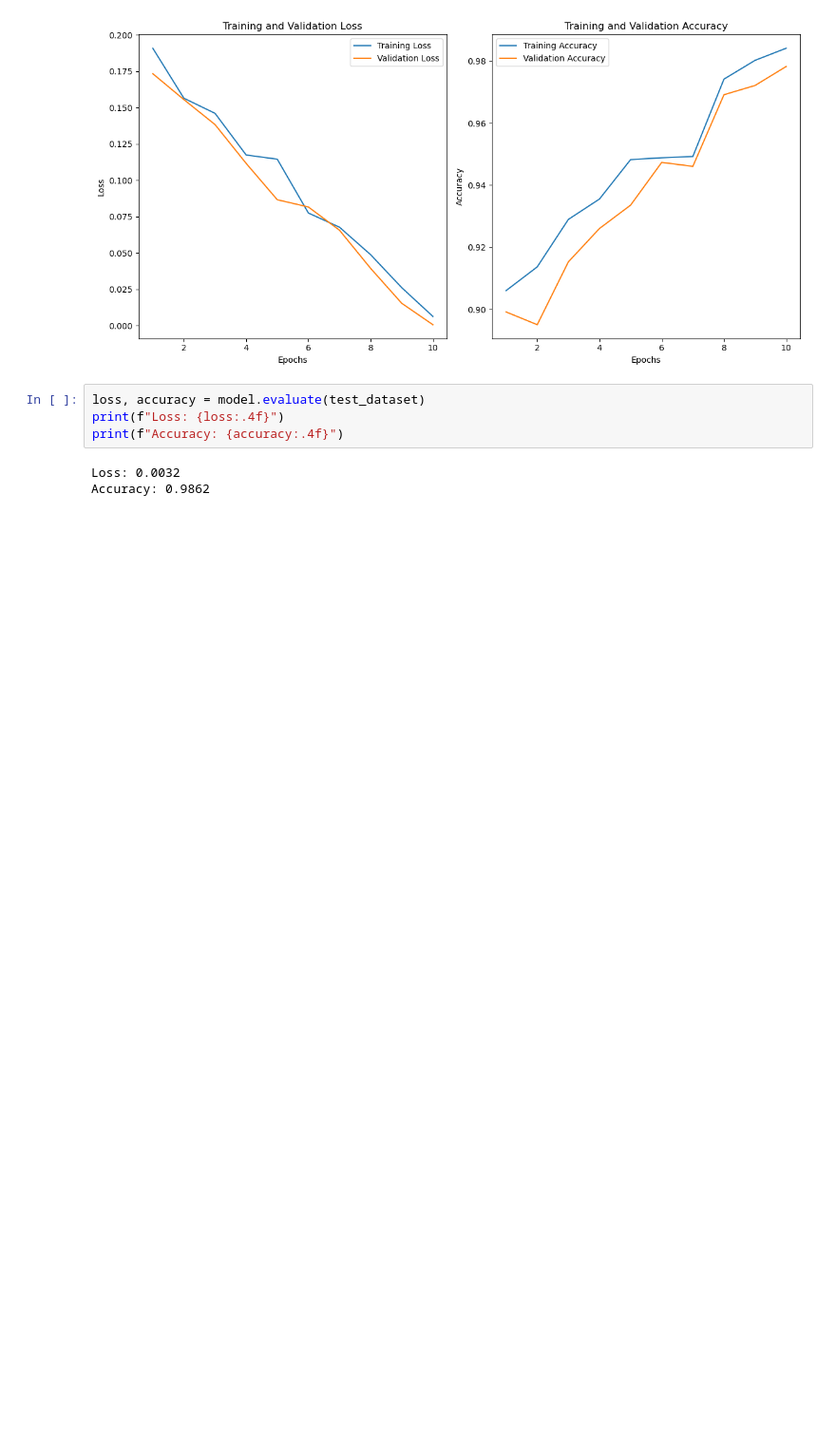
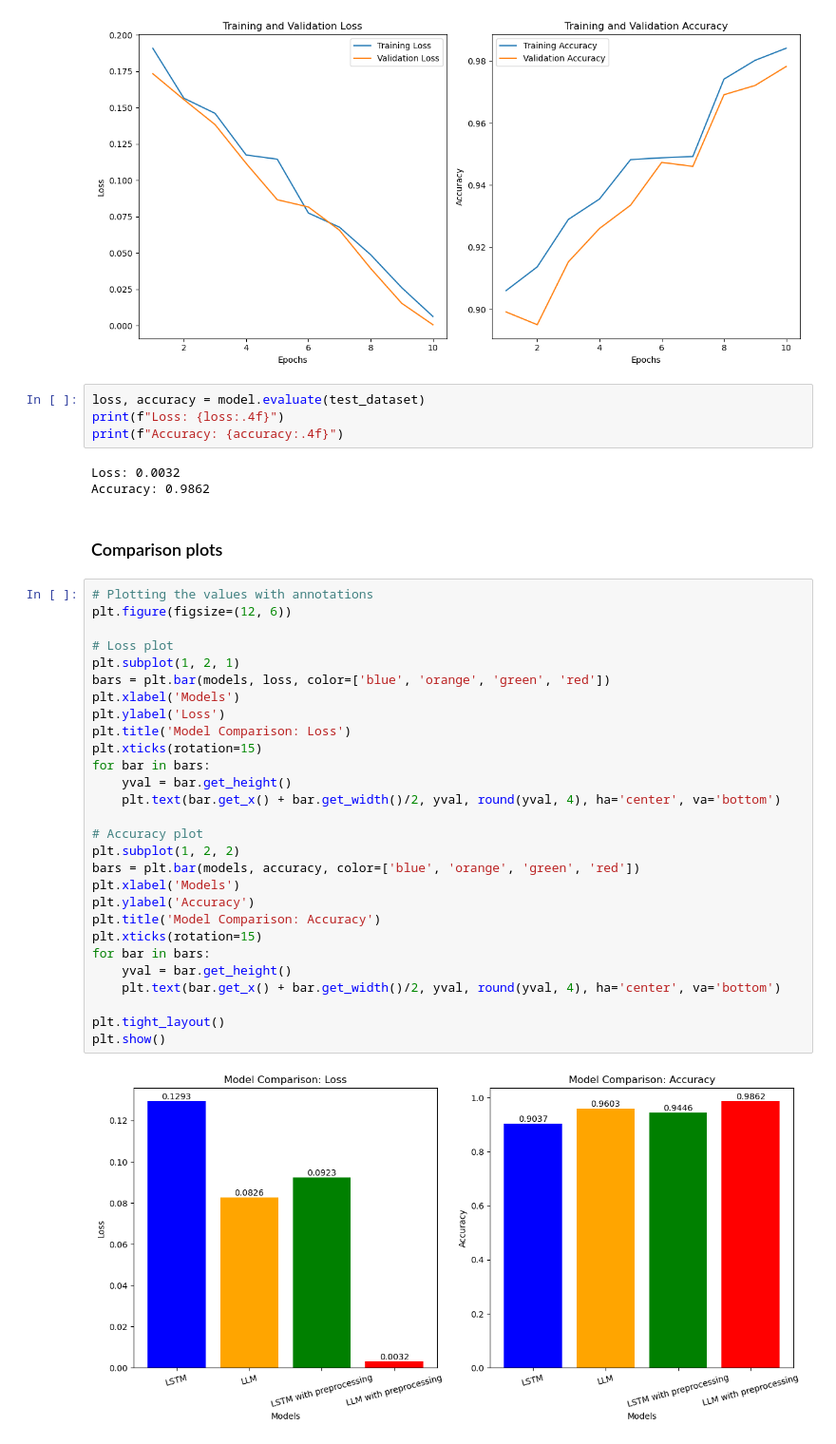
Before and after one commit to Salehabailey/Data-Science-Project, a Jupyter notebook: Model development.ipynb, the cells around one changed output. Shown at 95% size. Cells and saved outputs as stored; diff of their text form; blank space fills up the shorter version.

Commit message:
Models comparision graphs have been generated and Random statements are selected from the dataset and prediction has been done.

```diff
--- a/Model development.ipynb
+++ b/Model development.ipynb
@@ -759,3 +759,35 @@ print(f"Accuracy: {accuracy:.4f}")
 # %% [output]
 Loss: 0.0032
 Accuracy: 0.9862
+# %% [markdown]
+### Comparison plots
+# %%
+# Plotting the values with annotations
+plt.figure(figsize=(12, 6))
+
+# Loss plot
+plt.subplot(1, 2, 1)
+bars = plt.bar(models, loss, color=['blue', 'orange', 'green', 'red'])
+plt.xlabel('Models')
+plt.ylabel('Loss')
+plt.title('Model Comparison: Loss')
+plt.xticks(rotation=15)
+for bar in bars:
+    yval = bar.get_height()
+    plt.text(bar.get_x() + bar.get_width()/2, yval, round(yval, 4), ha='center', va='bottom')
+
+# Accuracy plot
+plt.subplot(1, 2, 2)
+bars = plt.bar(models, accuracy, color=['blue', 'orange', 'green', 'red'])
+plt.xlabel('Models')
+plt.ylabel('Accuracy')
+plt.title('Model Comparison: Accuracy')
+plt.xticks(rotation=15)
+for bar in bars:
+    yval = bar.get_height()
+    plt.text(bar.get_x() + bar.get_width()/2, yval, round(yval, 4), ha='center', va='bottom')
+
+plt.tight_layout()
+plt.show()
+# %% [output]
+[figure, added]
```
Also changed, not shown: parts of 2 cells of this notebook.
